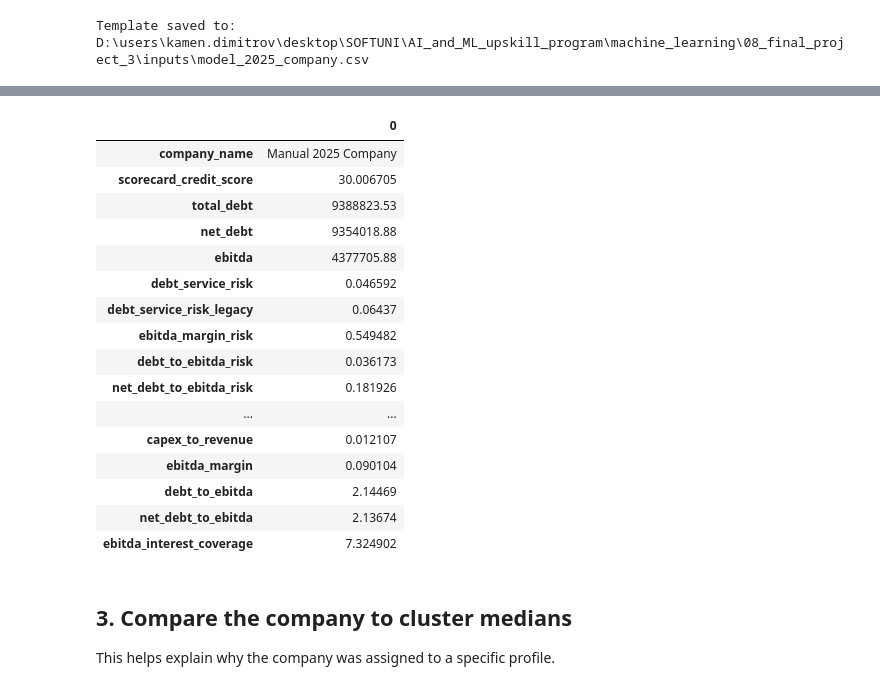
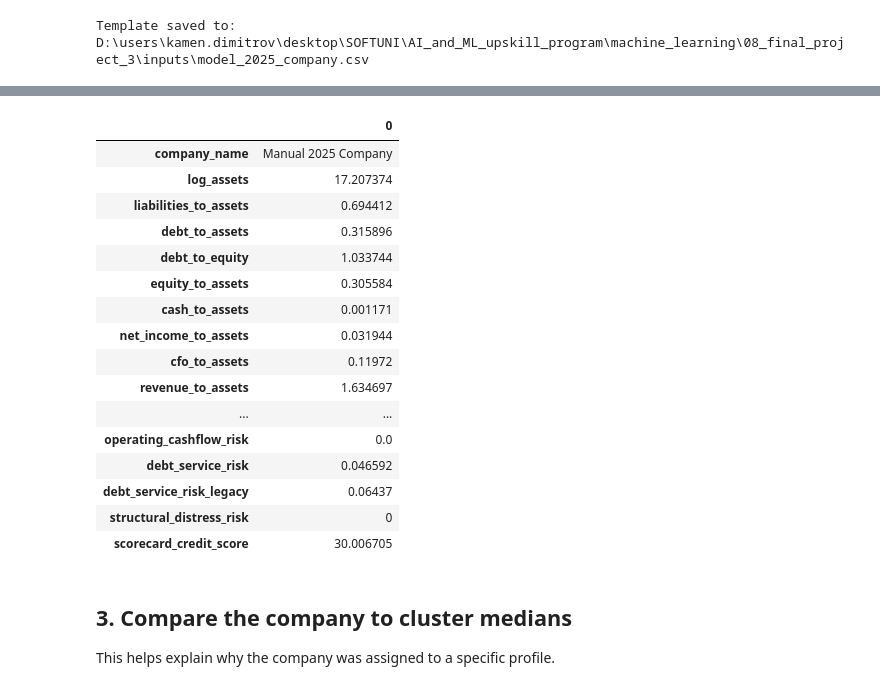
Before and after one commit to Kamend1/corporate_credit_clustering_tool, a Jupyter notebook: notebooks/03_private_company_credit_scoring_tool_feature_patch.ipynb, the cells around one changed output, grey strips where cells are left out. Drawn from its saved outputs; the diff is of its cells as text; code cells hidden in the pictures.

```diff
--- a/notebooks/03_private_company_credit_scoring_tool_feature_patch.ipynb
+++ b/notebooks/03_private_company_credit_scoring_tool_feature_patch.ipynb
@@ -200,68 +204,46 @@ scored_manual_with_outlook[existing_summary_cols_with_outlook]
 # %%
-# Prefer the ratio list saved by Notebook 02's patched artifact.
-# Keep the fallback list so this notebook remains usable with older artifacts.
-ratio_cols = artifact.get("ratio_cols", [
-    "log_assets",
-    "liabilities_to_assets",
-    "equity_to_assets",
-    "cash_to_assets",
-    "revenue_to_assets",
-    "net_income_to_assets",
-    "cfo_to_assets",
-    "debt_to_assets",
-    "debt_to_equity",
-    "current_ratio",
-    "quick_ratio",
-    "gross_margin",
-    "operating_margin",
-    "interest_coverage",
-    "cfo_to_liabilities",
-    "fcf_to_debt",
-    "capex_to_revenue",
-    "ebitda_margin",
-    "debt_to_ebitda",
-    "net_debt_to_ebitda",
-    "ebitda_interest_coverage",
-])
+# ---------------------------------------------------------------------
+# 8. Company ratio and diagnostic snapshot
+# ---------------------------------------------------------------------
 
-additional_diagnostic_cols = [
-    "scorecard_credit_score",
-    "total_debt",
-    "net_debt",
-    "ebitda",
-    "debt_service_risk",
-    "debt_service_risk_legacy",
-    "ebitda_margin_risk",
-    "debt_to_ebitda_risk",
-    "net_debt_to_ebitda_risk",
-    "ebitda_coverage_risk",
-    "negative_ebitda_flag",
+ratio_cols = artifact.get("ratio_cols", RATIO_COLS)
+
+existing_ratio_cols = [
+    col for col in ratio_cols
+    if col in scored_manual.columns
 ]
 
-manual_diagnostic_cols = [
-    c for c in additional_diagnostic_cols + ratio_cols
-    if c in scored_manual.columns
+missing_ratio_cols = [
+    col for col in ratio_cols
+    if col not in scored_manual.columns
 ]
 
-scored_manual[["company_name"] + manual_diagnostic_cols].T
+if missing_ratio_cols:
+    print("Missing ratio/diagnostic columns:", missing_ratio_cols)
+
+company_ratio_snapshot = scored_manual[
+    ["company_name"] + existing_ratio_cols
+].copy()
+
+display(company_ratio_snapshot.T.round(4))
 # %% [output]
 |  | 0 |
 | company_name | Manual 2025 Company |
-| scorecard_credit_score | 30.006705 |
-| total_debt | 9388823.53 |
-| net_debt | 9354018.88 |
-| ebitda | 4377705.88 |
+| log_assets | 17.207374 |
+| liabilities_to_assets | 0.694412 |
+| debt_to_assets | 0.315896 |
+| debt_to_equity | 1.033744 |
+| equity_to_assets | 0.305584 |
+| cash_to_assets | 0.001171 |
+| net_income_to_assets | 0.031944 |
+| cfo_to_assets | 0.11972 |
+| revenue_to_assets | 1.634697 |
+| ... | ... |
+| operating_cashflow_risk | 0.0 |
 | debt_service_risk | 0.046592 |
 | debt_service_risk_legacy | 0.06437 |
-| ebitda_margin_risk | 0.549482 |
-| debt_to_ebitda_risk | 0.036173 |
-| net_debt_to_ebitda_risk | 0.181926 |
-| ... | ... |
-| capex_to_revenue | 0.012107 |
-| ebitda_margin | 0.090104 |
-| debt_to_ebitda | 2.14469 |
-| net_debt_to_ebitda | 2.13674 |
-| ebitda_interest_coverage | 7.324902 |
+| structural_distress_risk | 0 |
+| scorecard_credit_score | 30.006705 |
 # %% [markdown]
 ## 3. Compare the company to cluster medians
 
```
Also changed, not shown: parts of 9 cells of this notebook, 16 other files.
